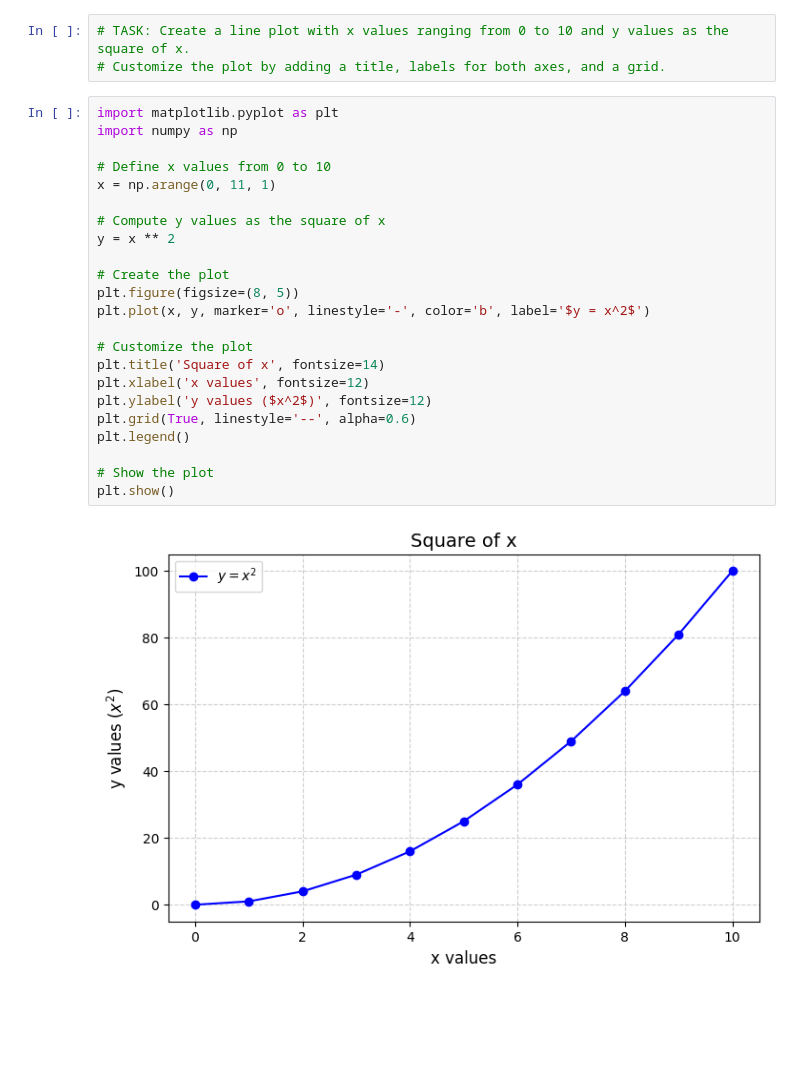
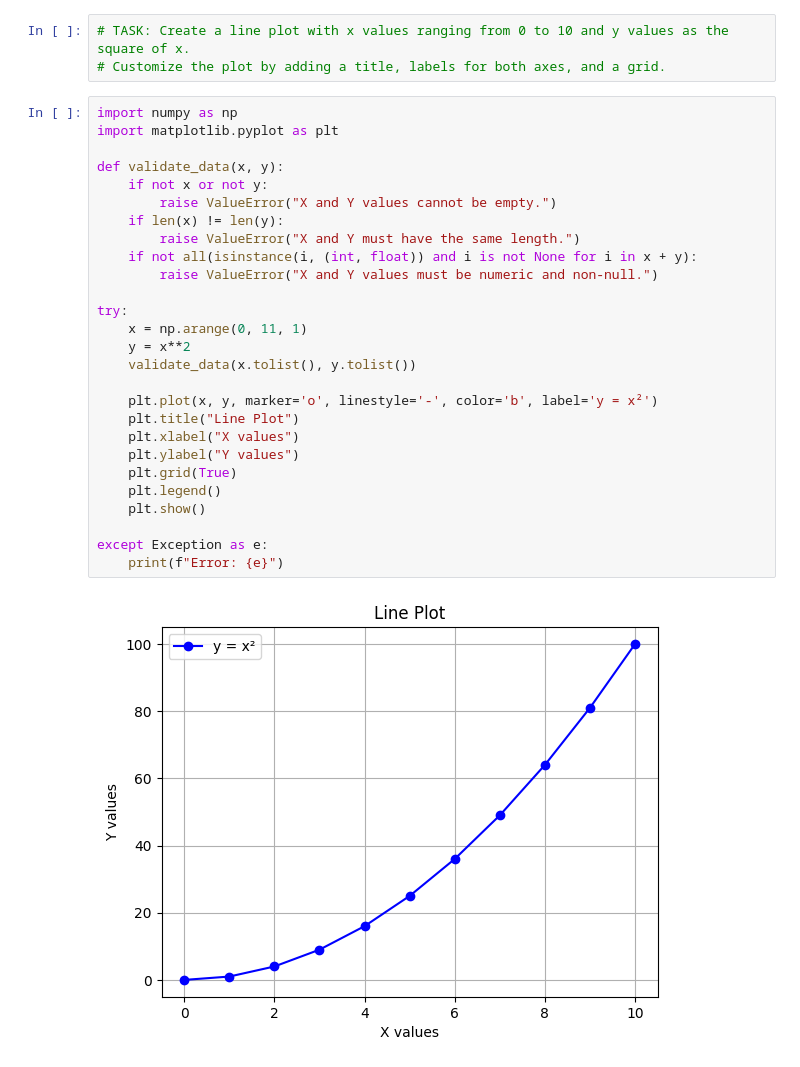
Before and after one commit to Varun2183/python-jupyter-template, a Jupyter notebook: src/1-line-plot.ipynb, the cells around one changed output. Drawn from its saved outputs; the diff is of its cells as text; blank space fills up the shorter version.

```diff
--- a/src/1-line-plot.ipynb
+++ b/src/1-line-plot.ipynb
@@ -3,28 +3,32 @@
 # %%
 # TASK: Create a line plot with x values ranging from 0 to 10 and y values as the square of x.
 # Customize the plot by adding a title, labels for both axes, and a grid.
-# %%
-import matplotlib.pyplot as plt
-import numpy as np
-
-# Define x values from 0 to 10
-x = np.arange(0, 11, 1)
-
-# Compute y values as the square of x
-y = x ** 2
-
-# Create the plot
-plt.figure(figsize=(8, 5))
-plt.plot(x, y, marker='o', linestyle='-', color='b', label='$y = x^2$')
-
-# Customize the plot
-plt.title('Square of x', fontsize=14)
-plt.xlabel('x values', fontsize=12)
-plt.ylabel('y values ($x^2$)', fontsize=12)
-plt.grid(True, linestyle='--', alpha=0.6)
-plt.legend()
-
-# Show the plot
-plt.show()
-# %% [output]
-[figure, removed]
+# %%
+import numpy as np
+import matplotlib.pyplot as plt
+
+def validate_data(x, y):
+    if not x or not y:
+        raise ValueError("X and Y values cannot be empty.")
+    if len(x) != len(y):
+        raise ValueError("X and Y must have the same length.")
+    if not all(isinstance(i, (int, float)) and i is not None for i in x + y):
+        raise ValueError("X and Y values must be numeric and non-null.")
+
+try:
+    x = np.arange(0, 11, 1)
+    y = x**2
+    validate_data(x.tolist(), y.tolist())
+
+    plt.plot(x, y, marker='o', linestyle='-', color='b', label='y = x²')
+    plt.title("Line Plot")
+    plt.xlabel("X values")
+    plt.ylabel("Y values")
+    plt.grid(True)
+    plt.legend()
+    plt.show()
+
+except Exception as e:
+    print(f"Error: {e}")
+# %% [output]
+[figure, added]
```
Also changed, not shown: 5 other files.
